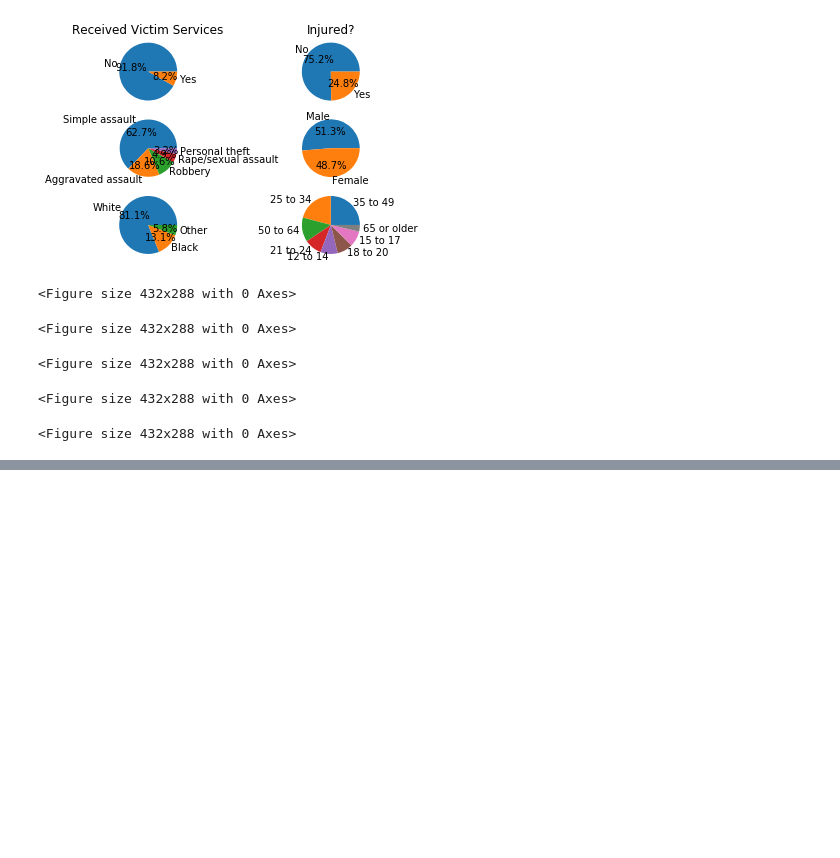
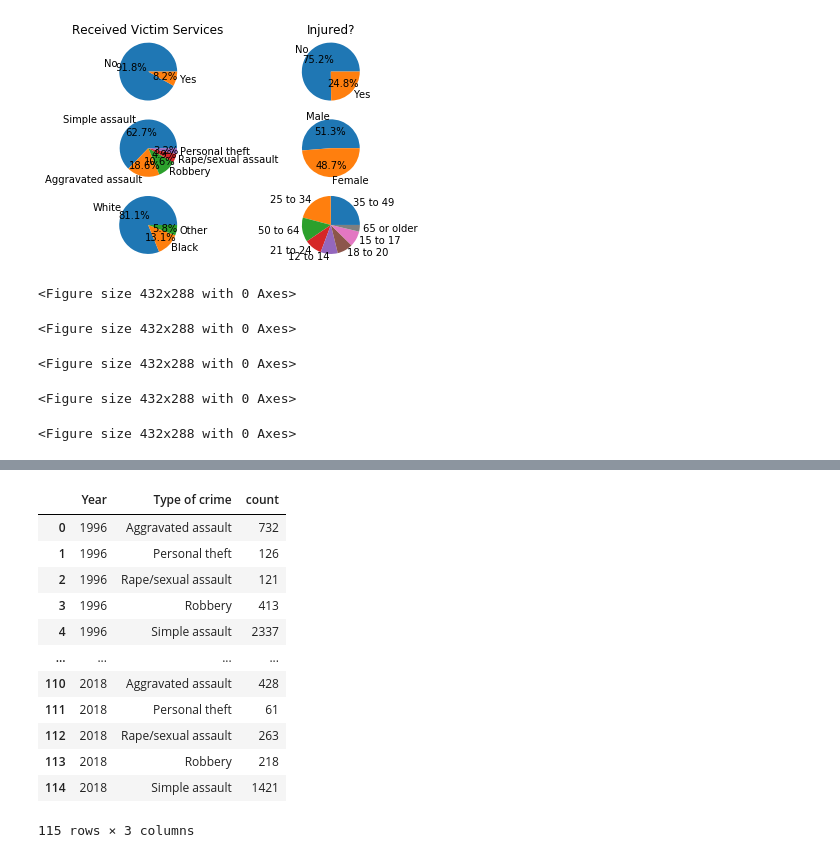
Before and after one commit to DavidMStern/ProjectOne, a Jupyter notebook: testing/dvd_analysis.ipynb, the cells around one changed output, grey strips where cells are left out. Cells and saved outputs as stored; diff of their text form; code cells hidden in the pictures; blank space fills up the shorter version.

```diff
--- a/testing/dvd_analysis.ipynb
+++ b/testing/dvd_analysis.ipynb
@@ -124,0 +110,23 @@ plt.show()
+# %%
+# g1 = df.groupby([ "Year", "Type of crime"]).count()
+
+# year_crime_df = pd.DataFrame({'Year' : df.groupby(["Type of crime"] ).size()}).reset_index()
+# year_crime_df
+
+
+year_crime_df = pd.DataFrame({'count' : df.groupby( [ "Year", "Type of crime"] ).size()}).reset_index()
+year_crime_df
+# %% [output]
+|  | Year | Type of crime | count |
+| 0 | 1996 | Aggravated assault | 732 |
+| 1 | 1996 | Personal theft | 126 |
+| 2 | 1996 | Rape/sexual assault | 121 |
+| 3 | 1996 | Robbery | 413 |
+| 4 | 1996 | Simple assault | 2337 |
+| ... | ... | ... | ... |
+| 110 | 2018 | Aggravated assault | 428 |
+| 111 | 2018 | Personal theft | 61 |
+| 112 | 2018 | Rape/sexual assault | 263 |
+| 113 | 2018 | Robbery | 218 |
+| 114 | 2018 | Simple assault | 1421 |
+115 rows × 3 columns
```
Also changed, not shown: parts of 4 cells of this notebook.
